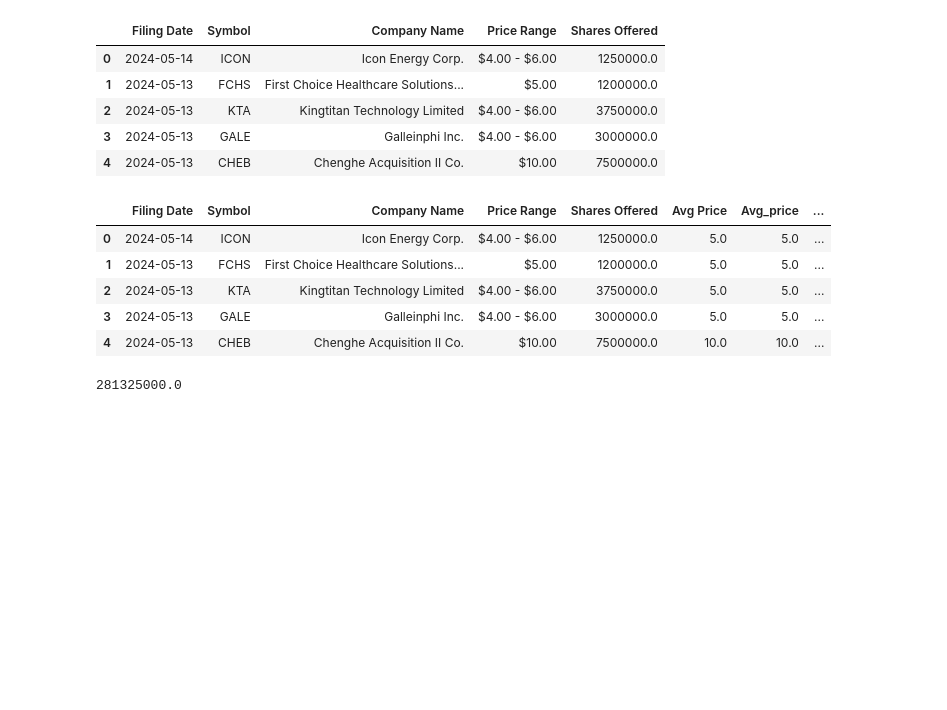
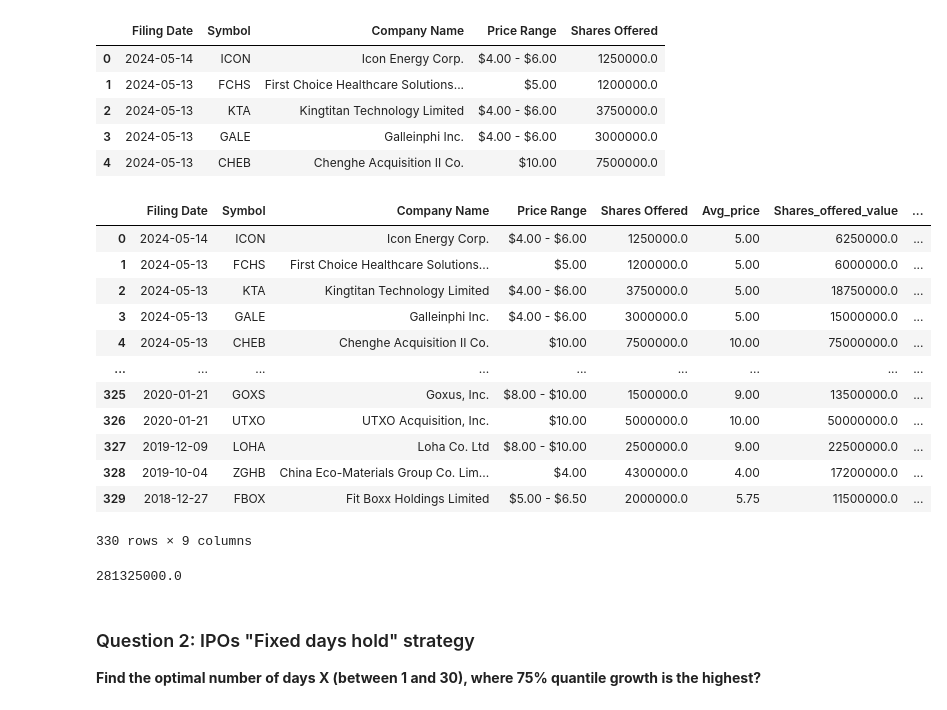
Before and after one commit to larsvasseldonk/stocky, a Jupyter notebook: cohort-2024/homework-2.ipynb, the cells around one changed output. Drawn from its saved outputs; the diff is of its cells as text; code cells hidden in the pictures; blank space fills up the shorter version.

```diff
--- a/cohort-2024/homework-2.ipynb
+++ b/cohort-2024/homework-2.ipynb
@@ -95,15 +95,26 @@ ipos_filings["Shares_offered_value"] = ipos_filings["Shares Offered"] * ipos_fil
 ipos_filings["Day_of_week"] = ipos_filings["Filing Date"].dt.dayofweek
 ipos_filings["Year"] = ipos_filings["Filing Date"].dt.year
 # %%
-ipos_filings.head()
+ipos_filings
 # %% [output]
-|  | Filing Date | Symbol | Company Name | Price Range | Shares Offered | Avg Price | Avg_price | ... |
-| 0 | 2024-05-14 | ICON | Icon Energy Corp. | $4.00 - $6.00 | 1250000.0 | 5.0 | 5.0 | ... |
-| 1 | 2024-05-13 | FCHS | First Choice Healthcare Solutions... | $5.00 | 1200000.0 | 5.0 | 5.0 | ... |
-| 2 | 2024-05-13 | KTA | Kingtitan Technology Limited | $4.00 - $6.00 | 3750000.0 | 5.0 | 5.0 | ... |
-| 3 | 2024-05-13 | GALE | Galleinphi Inc. | $4.00 - $6.00 | 3000000.0 | 5.0 | 5.0 | ... |
-| 4 | 2024-05-13 | CHEB | Chenghe Acquisition II Co. | $10.00 | 7500000.0 | 10.0 | 10.0 | ... |
+|  | Filing Date | Symbol | Company Name | Price Range | Shares Offered | Avg_price | Shares_offered_value | ... |
+| 0 | 2024-05-14 | ICON | Icon Energy Corp. | $4.00 - $6.00 | 1250000.0 | 5.00 | 6250000.0 | ... |
+| 1 | 2024-05-13 | FCHS | First Choice Healthcare Solutions... | $5.00 | 1200000.0 | 5.00 | 6000000.0 | ... |
+| 2 | 2024-05-13 | KTA | Kingtitan Technology Limited | $4.00 - $6.00 | 3750000.0 | 5.00 | 18750000.0 | ... |
+| 3 | 2024-05-13 | GALE | Galleinphi Inc. | $4.00 - $6.00 | 3000000.0 | 5.00 | 15000000.0 | ... |
+| 4 | 2024-05-13 | CHEB | Chenghe Acquisition II Co. | $10.00 | 7500000.0 | 10.00 | 75000000.0 | ... |
+| ... | ... | ... | ... | ... | ... | ... | ... | ... |
+| 325 | 2020-01-21 | GOXS | Goxus, Inc. | $8.00 - $10.00 | 1500000.0 | 9.00 | 13500000.0 | ... |
+| 326 | 2020-01-21 | UTXO | UTXO Acquisition, Inc. | $10.00 | 5000000.0 | 10.00 | 50000000.0 | ... |
+| 327 | 2019-12-09 | LOHA | Loha Co. Ltd | $8.00 - $10.00 | 2500000.0 | 9.00 | 22500000.0 | ... |
+| 328 | 2019-10-04 | ZGHB | China Eco-Materials Group Co. Lim... | $4.00 | 4300000.0 | 4.00 | 17200000.0 | ... |
+| 329 | 2018-12-27 | FBOX | Fit Boxx Holdings Limited | $5.00 - $6.50 | 2000000.0 | 5.75 | 11500000.0 | ... |
+330 rows × 9 columns
 # %%
 ipos_filings[(ipos_filings["Year"]==2023) & (ipos_filings["Day_of_week"]==4)]["Shares_offered_value"].sum()
 # %% [output]
 281325000.0
+# %% [markdown]
+### Question 2:  IPOs "Fixed days hold" strategy
+
+**Find the optimal number of days X (between 1 and 30), where 75% quantile growth is the highest?**
```
Also changed, not shown: parts of 11 cells of this notebook.
